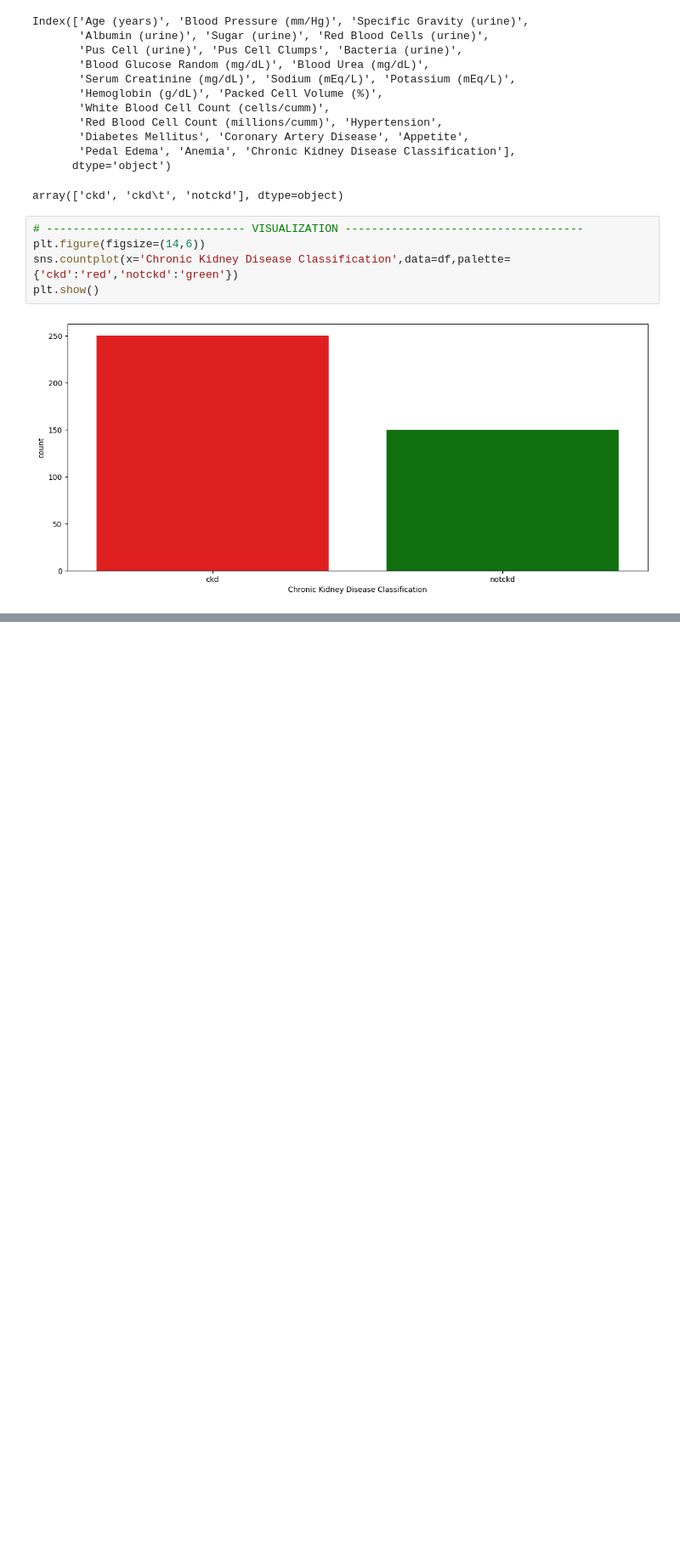
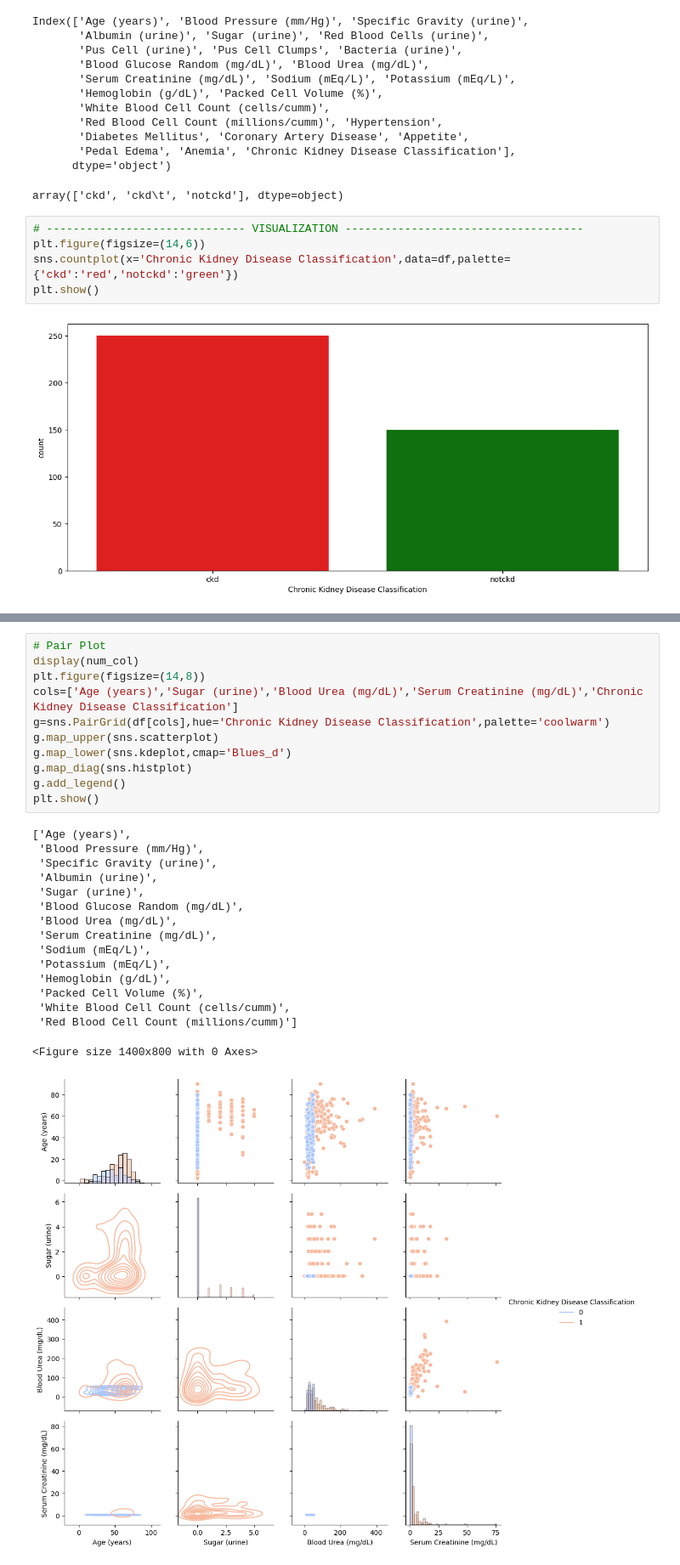
Before and after one commit to vedprakash8721/Abhishek-Data-Science-Portfolio, a Jupyter notebook: ML PW/Module 2 ( EDA exploratory data analysis )/EDA CHRONIC DATA .ipynb, the cells around one changed output, grey strips where cells are left out. Shown at 85% size. Drawn from its saved outputs; the diff is of its cells as text; blank space fills up the shorter version.

```diff
--- a/ML PW/Module 2 ( EDA exploratory data analysis )/EDA CHRONIC DATA .ipynb
+++ b/ML PW/Module 2 ( EDA exploratory data analysis )/EDA CHRONIC DATA .ipynb
@@ -199,0 +287,28 @@ plt.show()
+# %%
+# Pair Plot
+display(num_col)
+plt.figure(figsize=(14,8))
+cols=['Age (years)','Sugar (urine)','Blood Urea (mg/dL)','Serum Creatinine (mg/dL)','Chronic Kidney Disease Classification']
+g=sns.PairGrid(df[cols],hue='Chronic Kidney Disease Classification',palette='coolwarm')
+g.map_upper(sns.scatterplot)
+g.map_lower(sns.kdeplot,cmap='Blues_d')
+g.map_diag(sns.histplot)
+g.add_legend()
+plt.show()
+# %% [output]
+['Age (years)',
+ 'Blood Pressure (mm/Hg)',
+ 'Specific Gravity (urine)',
+ 'Albumin (urine)',
+ 'Sugar (urine)',
+ 'Blood Glucose Random (mg/dL)',
+ 'Blood Urea (mg/dL)',
+ 'Serum Creatinine (mg/dL)',
+ 'Sodium (mEq/L)',
+ 'Potassium (mEq/L)',
+ 'Hemoglobin (g/dL)',
+ 'Packed Cell Volume (%)',
+ 'White Blood Cell Count (cells/cumm)',
+ 'Red Blood Cell Count (millions/cumm)']
+<Figure size 1400x800 with 0 Axes>
+[figure, added]
```
Also changed, not shown: parts of 4 cells of this notebook.
